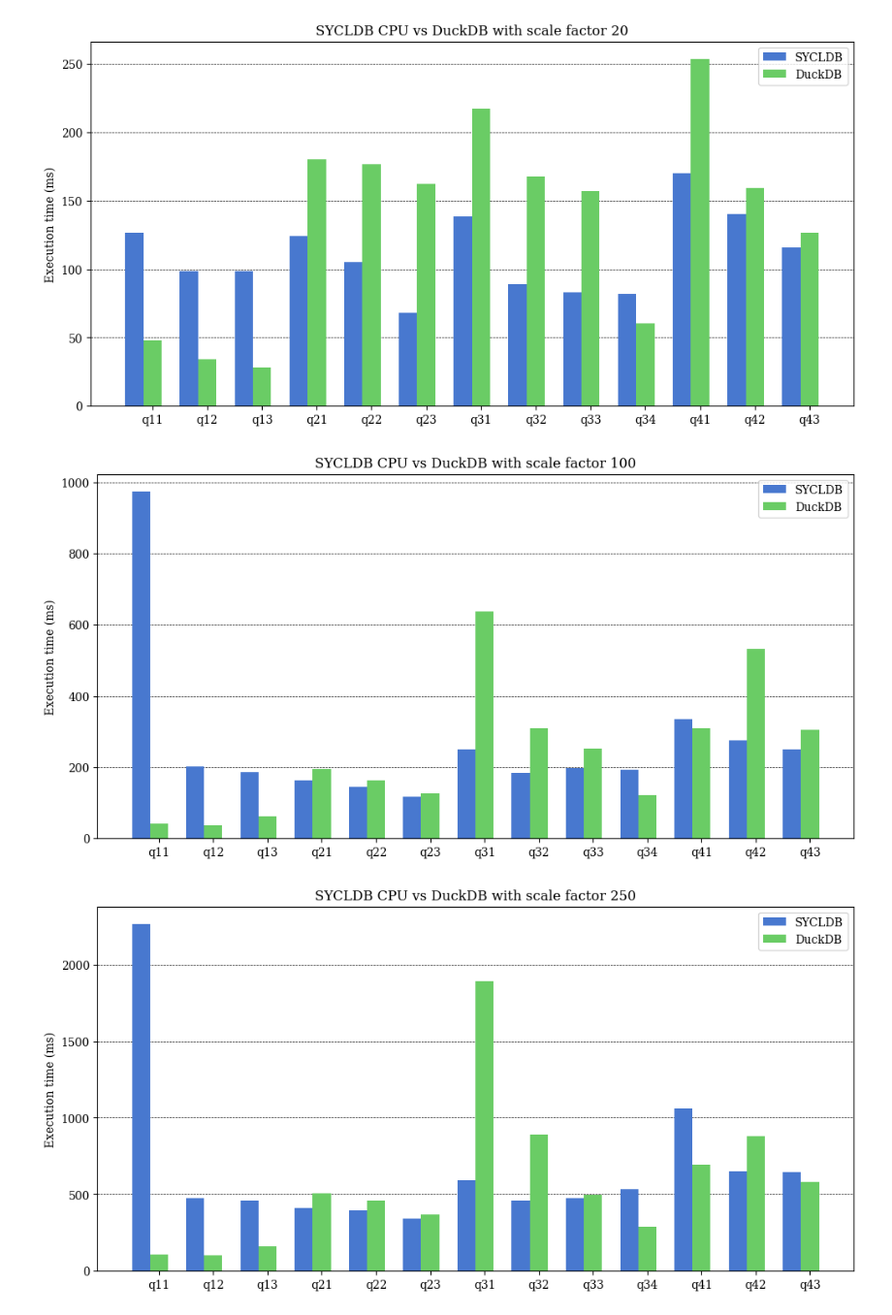
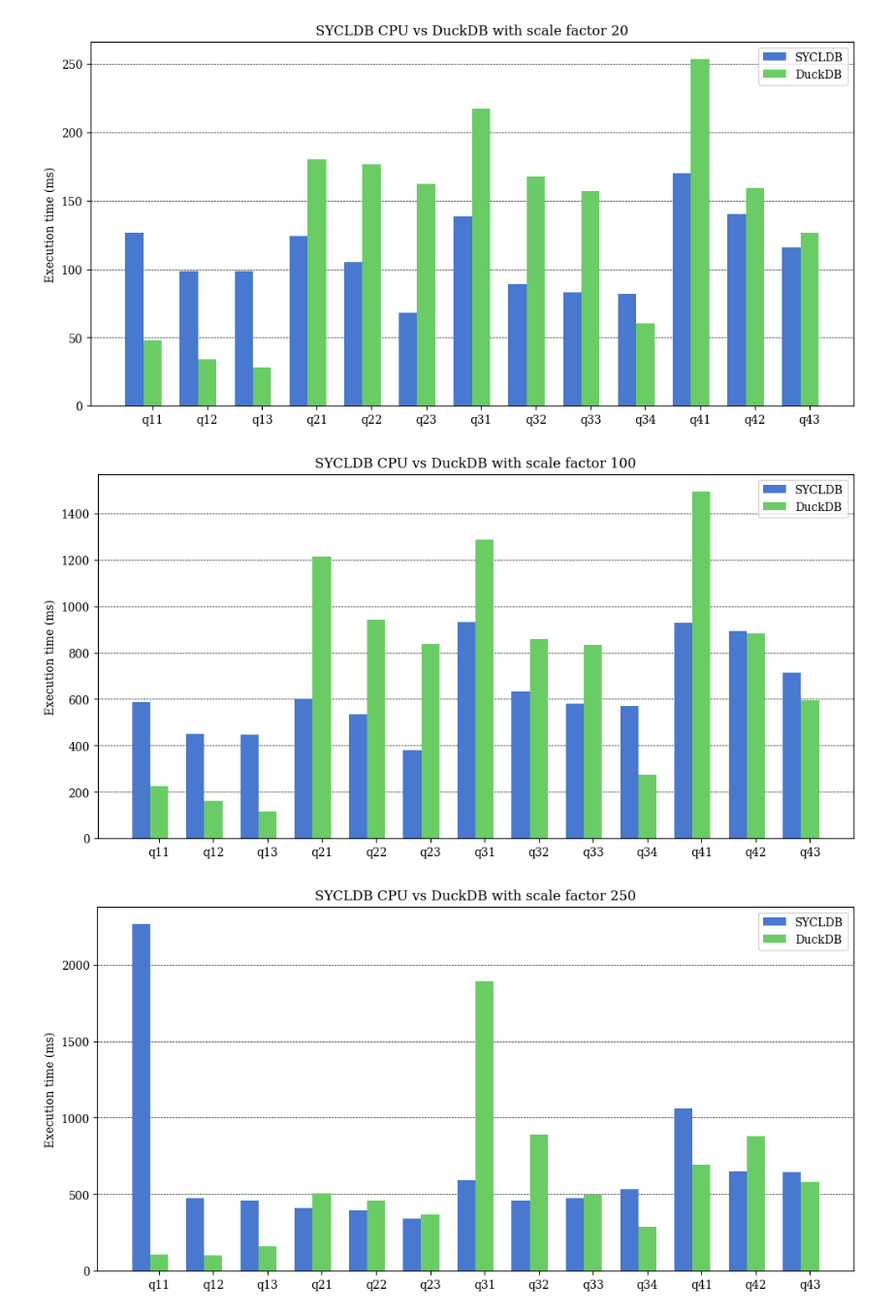
Before and after one commit to Maestro-Zacht/sycldb-calcite-executor, a Jupyter notebook: performances/perf.ipynb, the cells around one changed output. Shown at 97% size. Cells and saved outputs as stored; diff of their text form; code cells hidden in the pictures.

Commit message:
performances of s100 on bonette

```diff
--- a/performances/perf.ipynb
+++ b/performances/perf.ipynb
@@ -330,6 +330,7 @@ duckdb_results_s500 = pd.read_csv('results_duckdb_s500.csv')
 duckdb_results_s1000 = pd.read_csv('results_duckdb_s1000.csv')
 
 duckdb_results_s20_bonette = pd.read_csv('results_duckdb_s20_bonette.csv')
+duckdb_results_s100_bonette = pd.read_csv('results_duckdb_s100_bonette.csv')
 
 for q in queries:
     cpu_s20_df = pd.read_csv(f'{q}-performance-cxl-cpu-s20.log', header=None, names=['execution_time_ms'])
@@ -337,12 +338,14 @@ for q in queries:
     cpu_s250_df = pd.read_csv(f'{q}-performance-cxl-cpu-s250.log', header=None, names=['execution_time_ms'])
 
     cpu_s20_bonette_df = pd.read_csv(f'{q}-performance-cpu-s20.log', header=None, names=['execution_time_ms'])
+    cpu_s100_bonette_df = pd.read_csv(f'{q}-performance-cpu-s100.log', header=None, names=['execution_time_ms'])
 
     cpu_results[f'{q}_cpu_s20'] = cpu_s20_df['execution_time_ms']
     cpu_results[f'{q}_cpu_s100'] = cpu_s100_df['execution_time_ms']
     cpu_results[f'{q}_cpu_s250'] = cpu_s250_df['execution_time_ms']
 
     cpu_results[f'{q}_cpu_s20_bonette'] = cpu_s20_bonette_df['execution_time_ms']
+    cpu_results[f'{q}_cpu_s100_bonette'] = cpu_s100_bonette_df['execution_time_ms']
 
     cpu_results[f'{q}_duckdb_s20'] = duckdb_results_s20[q]
     cpu_results[f'{q}_duckdb_s100'] = duckdb_results_s100[q]
@@ -351,6 +354,7 @@ for q in queries:
     cpu_results[f'{q}_duckdb_s1000'] = duckdb_results_s1000[q]
 
     cpu_results[f'{q}_duckdb_s20_bonette'] = duckdb_results_s20_bonette[q]
+    cpu_results[f'{q}_duckdb_s100_bonette'] = duckdb_results_s100_bonette[q]
 
 cpu_results.describe()
 # %% [output]
@@ -373,6 +377,7 @@ for q in queries:
     cpu_s250_avg = cpu_results[f'{q}_cpu_s250'][1:].mean()
 
     cpu_s20_bonette_avg = cpu_results[f'{q}_cpu_s20_bonette'][1:].mean()
+    cpu_s100_bonette_avg = cpu_results[f'{q}_cpu_s100_bonette'][1:].mean()
 
     duckdb_avg = cpu_results[f'{q}_duckdb_s20'][1:].mean()
     duckdb_s100_avg = cpu_results[f'{q}_duckdb_s100'][1:].mean()
@@ -381,6 +386,7 @@ for q in queries:
     duckdb_s1000_avg = cpu_results[f'{q}_duckdb_s1000'][1:].mean()
 
     duckdb_s20_bonette_avg = cpu_results[f'{q}_duckdb_s20_bonette'][1:].mean()
+    duckdb_s100_bonette_avg = cpu_results[f'{q}_duckdb_s100_bonette'][1:].mean()
 
     comparison_cpu.append({
         'query': q,
@@ -390,6 +396,7 @@ for q in queries:
         'cpu_s250_avg': cpu_s250_avg,
 
         'cpu_s20_bonette_avg': cpu_s20_bonette_avg,
+        'cpu_s100_bonette_avg': cpu_s100_bonette_avg,
 
         'duckdb_s20_avg': duckdb_avg,
         'duckdb_s100_avg': duckdb_s100_avg,
@@ -398,6 +405,7 @@ for q in queries:
         'duckdb_s1000_avg': duckdb_s1000_avg,
 
         'duckdb_s20_bonette_avg': duckdb_s20_bonette_avg,
+        'duckdb_s100_bonette_avg': duckdb_s100_bonette_avg,
     })
 
 comparison_cpu = pd.DataFrame(comparison_cpu)
@@ -428,13 +436,13 @@ plot_data(comparison_cpu, labels_mapping, title='SYCLDB CPU vs DuckDB with scale
 [figure]
 # %%
 labels_mapping = {
-    'cpu_s100_avg': 'SYCLDB',
-    'duckdb_s100_avg': 'DuckDB',
+    'cpu_s100_bonette_avg': 'SYCLDB',
+    'duckdb_s100_bonette_avg': 'DuckDB',
 }
 
 plot_data(comparison_cpu, labels_mapping, title='SYCLDB CPU vs DuckDB with scale factor 100')
 # %% [output]
-[figure, old version]
+[figure, new version]
 # %%
 labels_mapping = {
     'cpu_s250_avg': 'SYCLDB',
```
Also changed, not shown: parts of 3 cells of this notebook, 17 other files.
